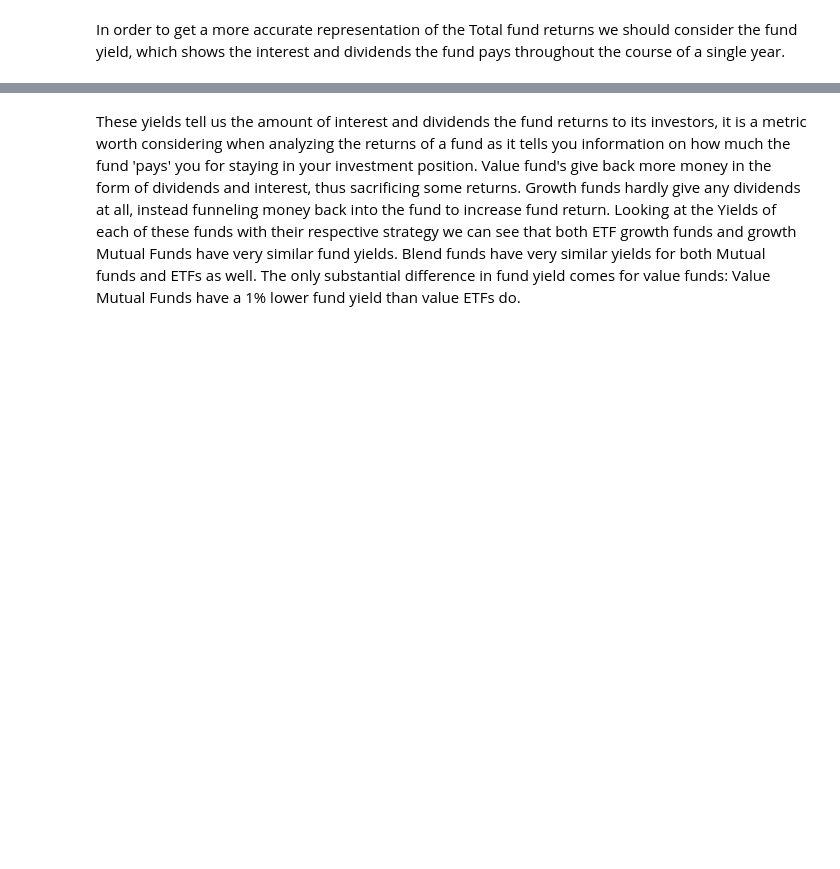
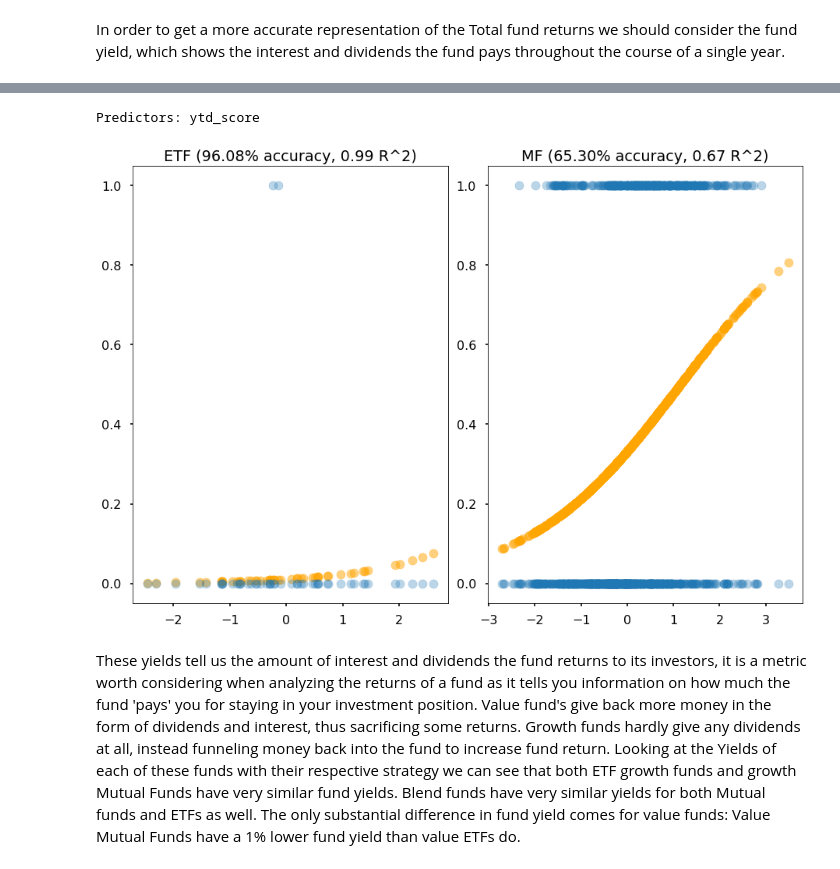
Before and after one commit to ctr48/Info2950FinalProject, a Jupyter notebook: DavidV.ipynb, the cells around one changed output, grey strips where cells are left out. Cells and saved outputs as stored; diff of their text form; code cells hidden in the pictures; blank space fills up the shorter version.

```diff
--- a/DavidV.ipynb
+++ b/DavidV.ipynb
@@ -1596,3 +1432,11 @@ df
+# %%
+#Now that we have observed that growth funds are superior in 1 year time frame, we will try to measure how much more effective it is.
+mf_growth= mf_final[mf_final['investment_type']=='Value'].dropna()
+etf_growth= etf_final[etf_final['investment_type']=='Value'].dropna()
+log_prob(etf_growth,mf_growth,'ytd_score','>average')
+# %% [output]
+Predictors: ytd_score
+[figure, added]
 # %% [markdown]
 These yields tell us the amount of interest and dividends the fund returns to its investors, it is a metric worth considering when analyzing the returns of a fund as it tells you information on how much the fund 'pays' you for staying in your investment position. Value fund's give back more money in the form of dividends and interest, thus sacrificing some returns. Growth funds hardly give any dividends at all, instead funneling money back into the fund to increase fund return. Looking at the Yields of each of these funds with their respective strategy we can see that both ETF growth funds and growth Mutual Funds have very similar fund yields. Blend funds have very similar yields for both Mutual funds and ETFs as well. The only substantial difference in fund yield comes for value funds: Value Mutual Funds have a 1% lower fund yield than value ETFs do.
 # %% [markdown]
```
Also changed, not shown: parts of 39 cells of this notebook.
